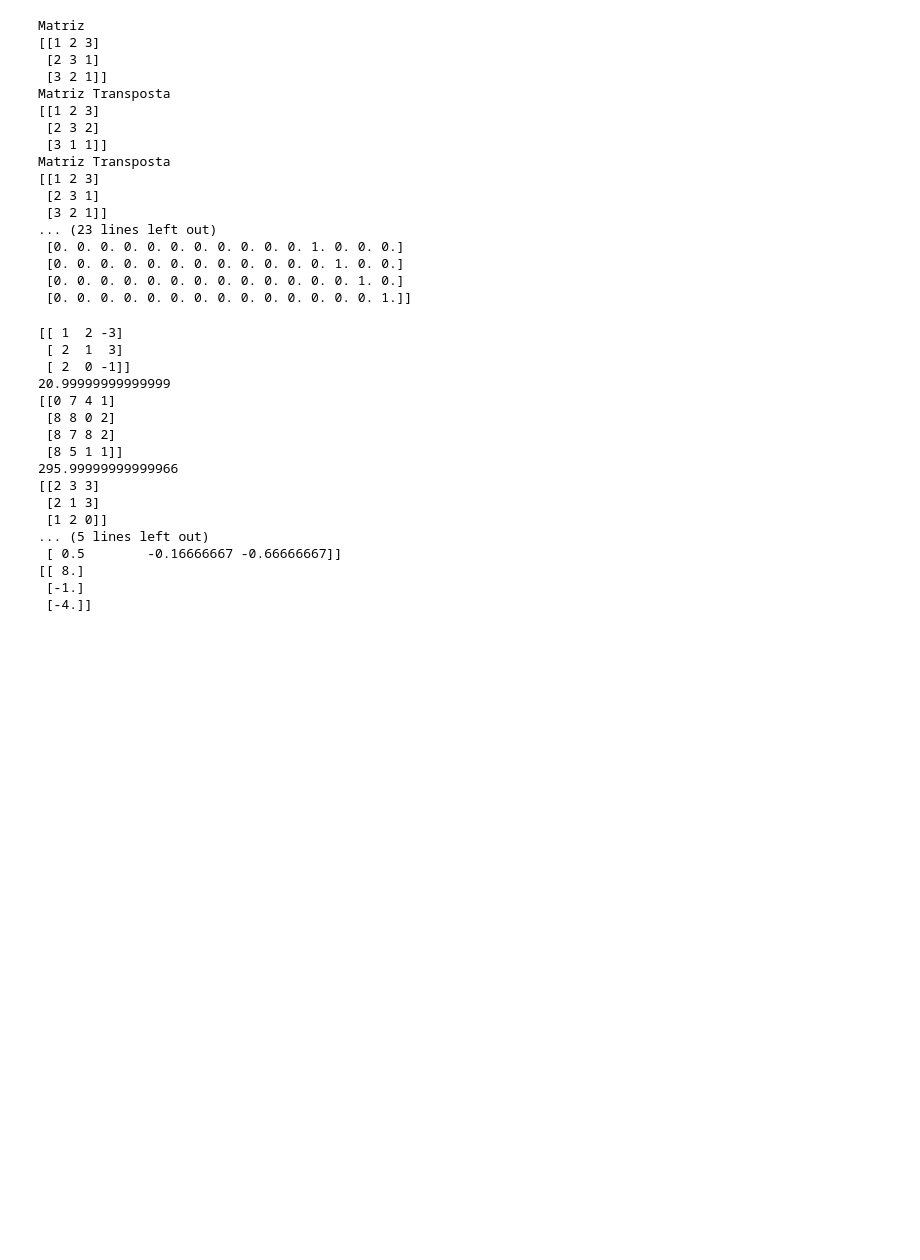
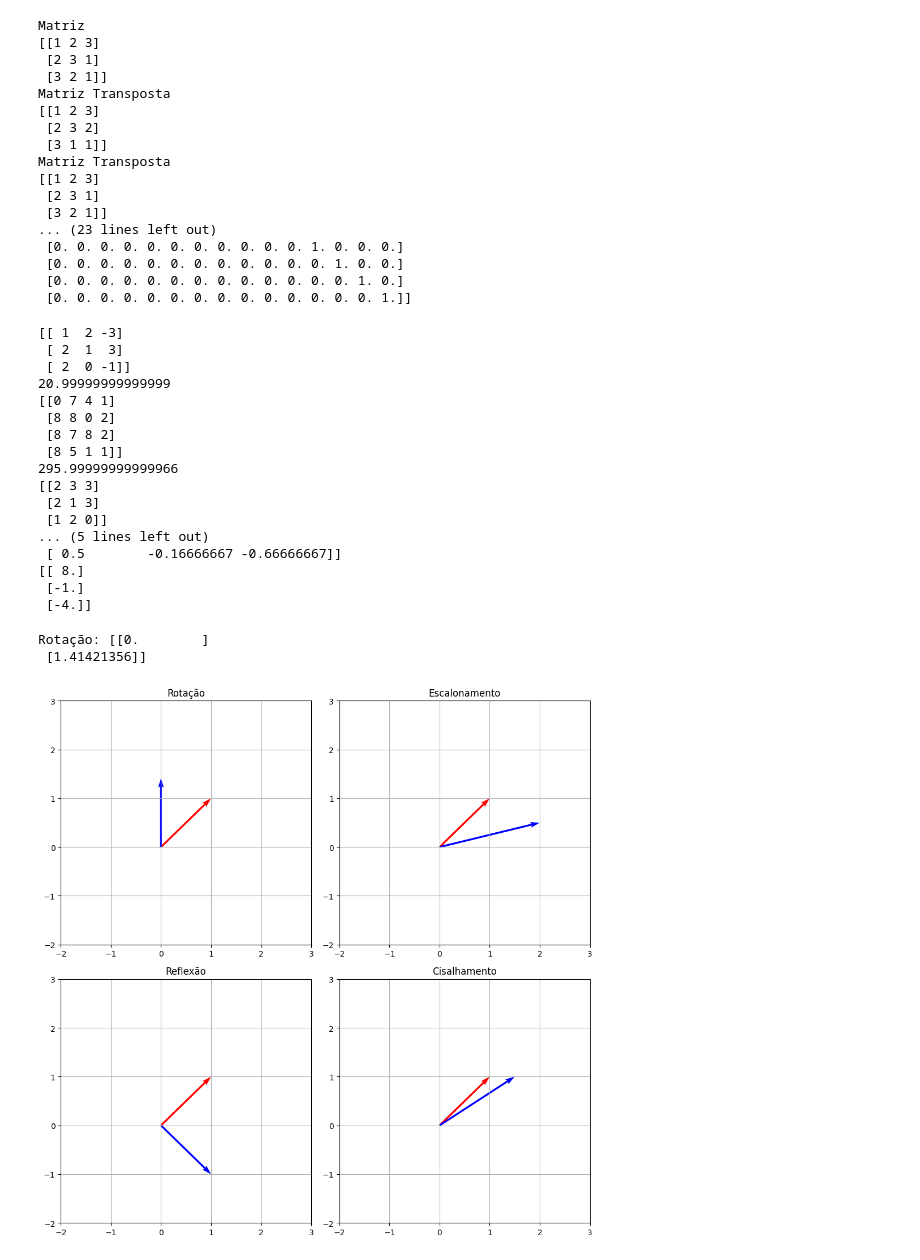
Before and after one commit to eltongaspar/python, a Jupyter notebook: #adatec - 01.ipynb, the cells around one changed output. Saved outputs shown, nothing was run; the diff lists cells and outputs as text; code cells hidden in the pictures; blank space fills up the shorter version.

```diff
--- a/#adatec - 01.ipynb
+++ b/#adatec - 01.ipynb
@@ -978,3 +982,50 @@ print(x)
 [[ 8.]
  [-1.]
  [-4.]]
+# %%
+#importar as bibliotecas
+import numpy as np
+import matplotlib.pyplot as plt
+
+# Definindo o vetor original
+v = np.array([[1], [1]])
+
+# a) Rotação
+theta = np.pi / 4 # Angulo de rotação em radianos
+R = np.array([[np.cos(theta), -np.sin(theta)],
+              [np.sin(theta), np.cos(theta)]])
+rotated_v = np.dot(R, v)
+print('Rotação:', rotated_v)
+
+# Definindo o vetor original
+V = np.array([1, 1])
+
+# Definindo as transformações
+transformations = [
+    ("Rotação", np.array([[np.cos(np.pi/4), -np.sin(np.pi/4)],
+                          [np.sin(np.pi/4), np.cos(np.pi/4)]])),
+    ("Escalonamento", np.array([[2, 0],
+                                [0, 0.5]])),
+    ("Reflexão", np.array([[1, 0],
+                           [0, -1]])),
+    ("Cisalhamento", np.array([[1, 0.5],
+                               [0, 1]]))
+]
+
+# Plotando as transformações
+plt.figure(figsize=(10, 10))
+for i, (name, T) in enumerate(transformations, start=1):
+    plt.subplot(2, 2, i)
+    plt.title(name)
+    transformed_v = np.dot(T, V)
+    plt.quiver([0, 0], [0, 0], [V[0], transformed_v[0]], [V[1], transformed_v[1]], angles='xy', scale_units='xy', scale=1, color=['r','b'])
+    plt.xlim(-2, 3)
+    plt.ylim(-2, 3)
+    plt.grid(True)
+
+plt.tight_layout()
+plt.show()
+# %% [output]
+Rotação: [[0.        ]
+ [1.41421356]]
+[figure, added]
```
Also changed, not shown: parts of 4 cells of this notebook.
